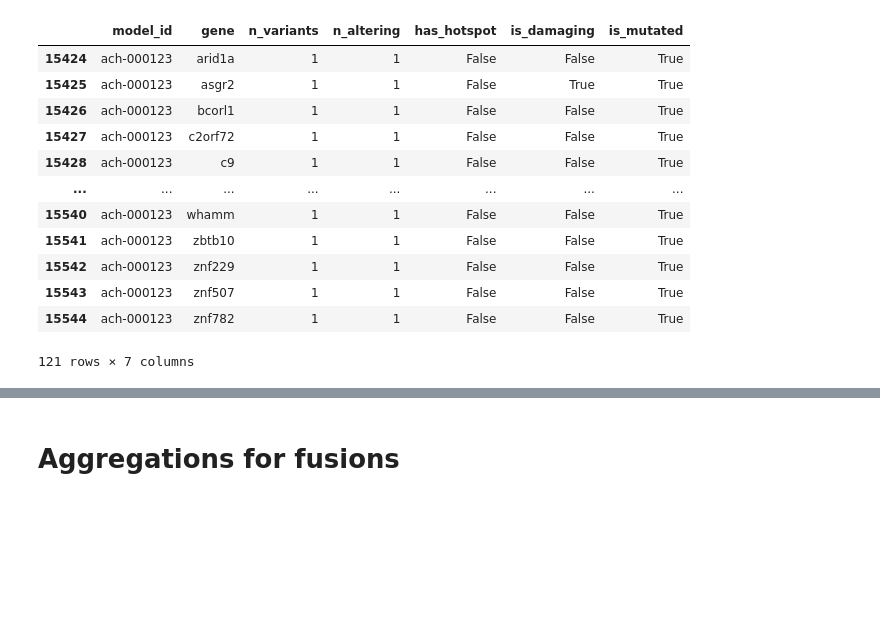
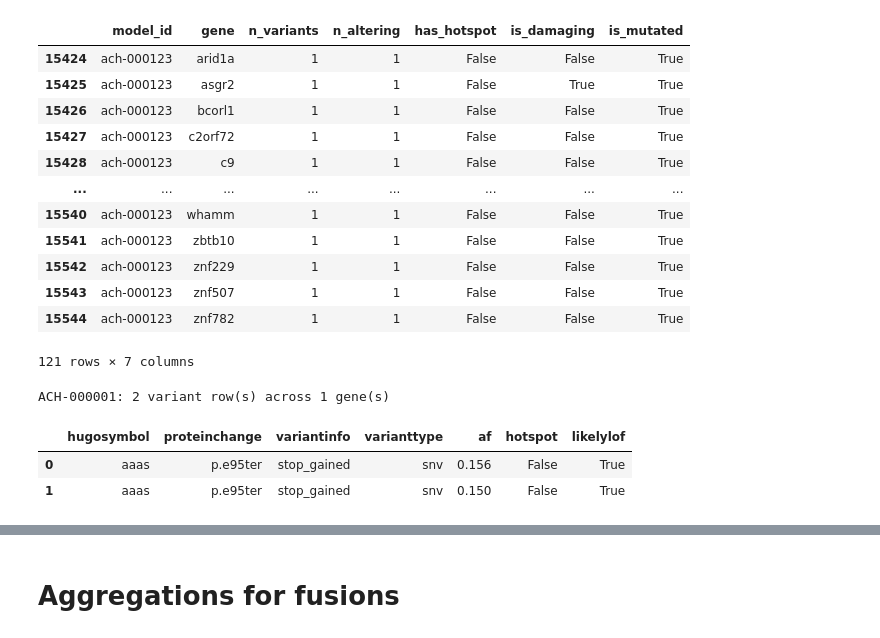
Before and after one commit to UoB-AstraZeneca-25-26/UoB-GeneTraceAI-25-26, a Jupyter notebook: src/Track - D/00_data_harmonisation_pipeline.ipynb, the cells around one changed output, grey strips where cells are left out. Cells and saved outputs as stored; diff of their text form; code cells hidden in the pictures; blank space fills up the shorter version.

```diff
--- a/src/Track - D/00_data_harmonisation_pipeline.ipynb
+++ b/src/Track - D/00_data_harmonisation_pipeline.ipynb
@@ -2040,3 +2040,10 @@ mut_by_gene[mut_by_gene.model_id.str.lower() == "ach-000123"]
 | 15543 | ach-000123 | znf507 | 1 | 1 | False | False | True |
 | 15544 | ach-000123 | znf782 | 1 | 1 | False | False | True |
 121 rows × 7 columns
+# %%
+get_mutations(mutations, "ACH-000001", gene="AAAS")   # see why it's damaging
+# %% [output]
+ACH-000001: 2 variant row(s) across 1 gene(s)
+|  | hugosymbol | proteinchange | variantinfo | varianttype | af | hotspot | likelylof |
+| 0 | aaas | p.e95ter | stop_gained | snv | 0.156 | False | True |
+| 1 | aaas | p.e95ter | stop_gained | snv | 0.150 | False | True |
```
Also changed, not shown: parts of 12 cells of this notebook.
